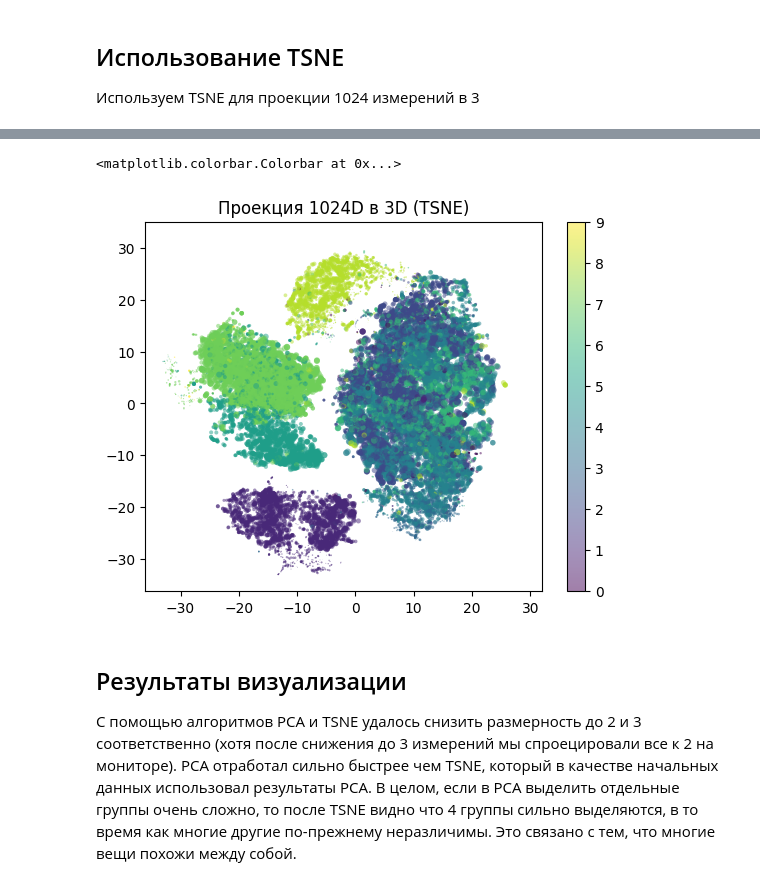
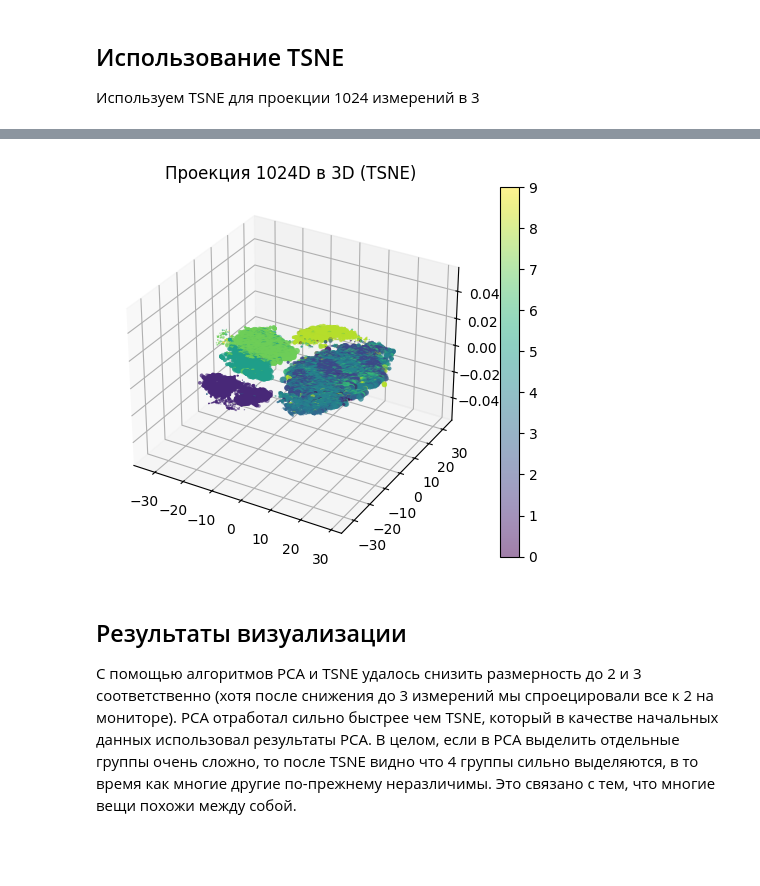
Before and after one commit to arthur100500/ml-course, a Jupyter notebook: homework/hw5.ipynb, the cells around one changed output, grey strips where cells are left out. Cells and saved outputs as stored; diff of their text form; code cells hidden in the pictures; blank space fills up the shorter version.

```diff
--- a/homework/hw5.ipynb
+++ b/homework/hw5.ipynb
@@ -213,6 +210,9 @@ Wall time: 1.63 s
 
 tsne = TSNE(n_components=3, random_state=340597)
 x_tsne = tsne.fit_transform(x_train, y_train)
+
+fig = plt.figure()
+ax = fig.add_subplot(projection='3d')
 
 plt.title('Проекция %dD в 3D (TSNE)' % x_train.shape[1]);
 plt.scatter(
@@ -223,5 +223,5 @@ plt.scatter(
     edgecolor='none',
     alpha=0.5,
 )
-plt.colorbar()
+plt.colorbar();
 # %% [output]
@@ -230,5 +230,4 @@ Wall time: 6min 21s
-<matplotlib.colorbar.Colorbar at 0x...>
-[figure, old version]
+[figure, new version]
 # %% [markdown]
 ## Результаты визуализации
 С помощью алгоритмов PCA и TSNE удалось снизить размерность до 2 и 3 соответственно (хотя после снижения до 3 измерений мы спроецировали все к 2 на мониторе). PCA отработал сильно быстрее чем TSNE, который в качестве начальных данных использовал результаты PCA. В целом, если в PCA выделить отдельные группы очень сложно, то после TSNE видно что 4 группы сильно выделяются, в то время как многие другие по-прежнему неразличимы. Это связано с тем, что многие вещи похожи между собой.
```
Also changed, not shown: parts of 3 cells of this notebook.
